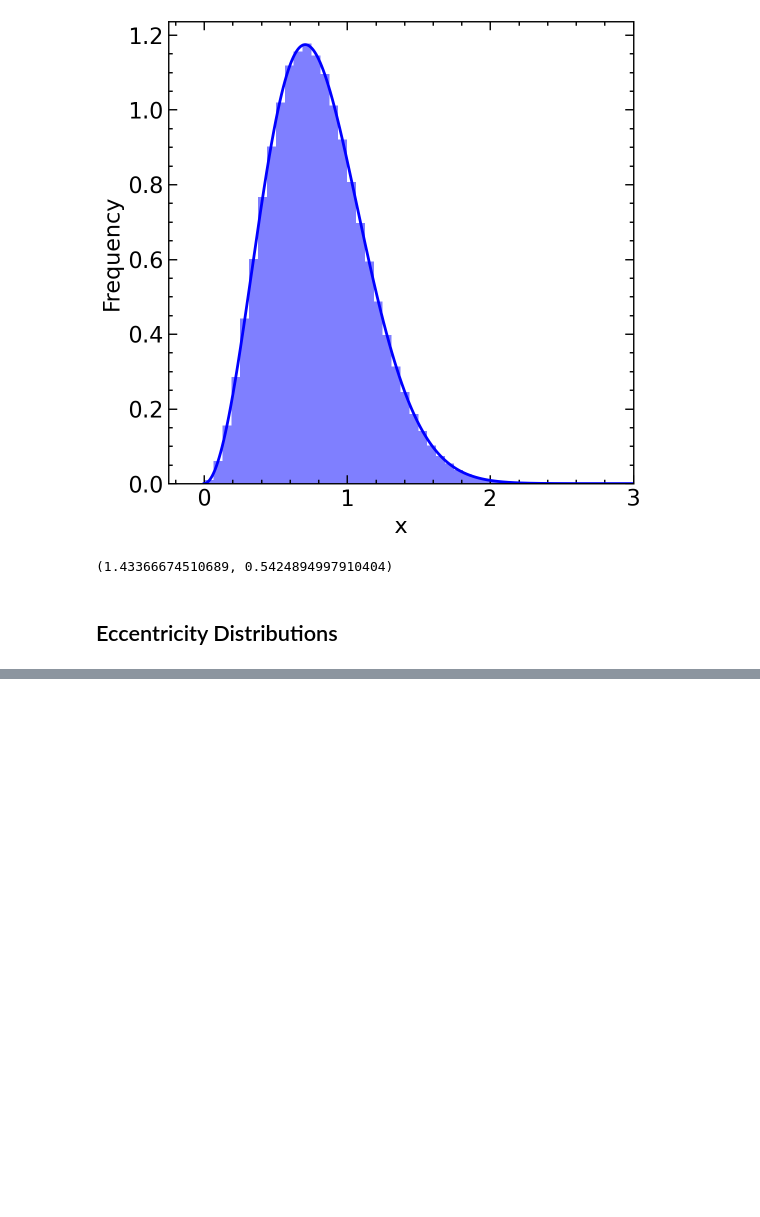
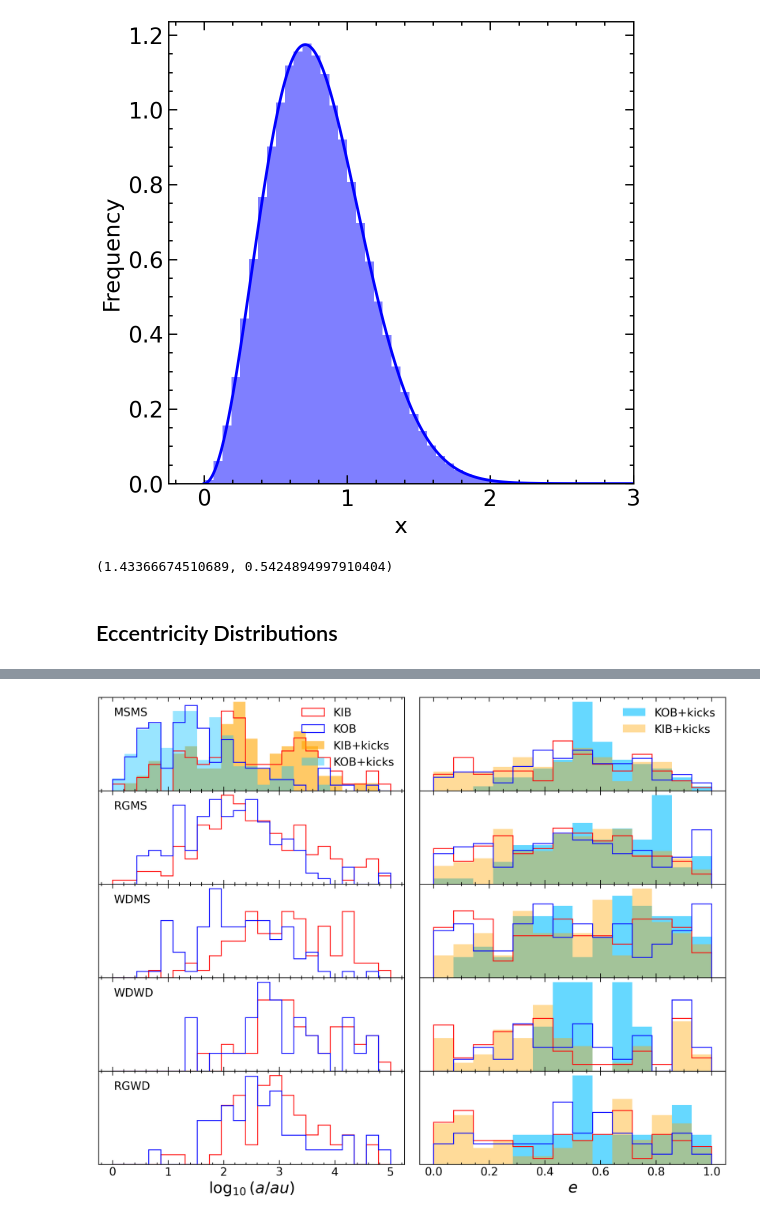
Before and after one commit to cheyanneshariat/OSPE_Scripts, a Jupyter notebook: SSE_Mergers.ipynb, the cells around one changed output, grey strips where cells are left out. Saved outputs shown, nothing was run; the diff lists cells and outputs as text; code cells hidden in the pictures; blank space fills up the shorter version.

```diff
--- a/SSE_Mergers.ipynb
+++ b/SSE_Mergers.ipynb
@@ -595,14 +595,14 @@ def make_mergers_df(merged_df_final, cosmic_df, bcm_m1, bcm_m2, bpp_m1 = None, b
         # FIRST CALCULATE THE NEW SEPARATION BETWEEN THE REMAINING STARS AS A RESULT OF THE MERGER EVENT (assume no type changed, so use adiabatic)
         # ...actially nvm, I already did that in the og dataframe, so its just the a2 there
         a_after_merge = row['a2']
-        e_after_merge = row['e2']
+        e_after_merge = e_i
 
         # a_new_total = a_after_merge
         # e_new_total = e_after_merge
 
         # ADIABATIC
-        a_n_adiabatic = get_a_adiabatic(initial_masses = [m1, m2], final_masses = [m1_f, m2_f], ai = a_after_merge)
-        a_new_total = a_n_adiabatic
+        # a_n_adiabatic = get_a_adiabatic(initial_masses = [m1, m2], final_masses = [m1_f, m2_f], ai = a_after_merge)
+        a_new_total = a_after_merge
         e_new_total = e_after_merge
 
         # WD KICKS
@@ -611,15 +611,15 @@ def make_mergers_df(merged_df_final, cosmic_df, bcm_m1, bcm_m2, bpp_m1 = None, b
                 a_n_kick, e_n_kick = get_a2_kick(m1_i = m1, m2_i = m2, m1_n = m1_f, m2_n = m2_f, e_i = e_after_merge, a_i = a_after_merge, sample = sample_kcks, N_sample = n_sample_kicks, zero_kick=False)
                 a_new_total = a_n_kick
                 e_new_total = e_n_kick
-            # if type2_f >= 10: # and not (10 < startype2 < 13): #if was not originally a WD, but is now...
-            #     a_n_kick, e_n_kick = get_a2_kick(m1_i = m1, m2_i = m2, m1_n = m1_f, m2_n = m2_f, e_i = e_after_merge, a_i = a_after_merge, sample = sample_kcks, N_sample = n_sample_kicks, zero_kick=False)
-            #     a_new_total = a_n_kick
-            #     e_new_total = e_n_kick
+            if type2_f >= 10: # and not (10 < startype2 < 13): #if was not originally a WD, but is now...
+                a_n_kick, e_n_kick = get_a2_kick(m1_i = m1, m2_i = m2, m1_n = m1_f, m2_n = m2_f, e_i = e_after_merge, a_i = a_after_merge, sample = sample_kcks, N_sample = n_sample_kicks, zero_kick=False)
+                a_new_total = a_n_kick
+                e_new_total = e_n_kick
 
         smas_f.append(a_new_total)
         period_new = Kepler_3rdLaw_SMA(m1_f, m2_f, a_new_total)
         # ['N','m1','m2','a','e','R1','type1','type2','bintype','merger_type', 'type1_before', 'type2_before', 'm1_before', 'm2_before', 'e_before', 'R1_after']
-        df = pd.DataFrame([N, m1_f, m2_f,a_new_total, period_new, e_new_total,R1_f, type1_f, type2_f,'XXYY',row['bintype'], row['triptype'], row['t'], startype1, startype2, m1, m2, a_after_merge, Kepler_3rdLaw_SMA(m1,m2,row['a2']), e_after_merge, R1]).T
+        df = pd.DataFrame([N, m1_f, m2_f,a_new_total, period_new, e_new_total, R1_f, type1_f, type2_f,'XXYY',row['bintype'], row['triptype'], row['t'], startype1, startype2, m1, m2, a_after_merge, Kepler_3rdLaw_SMA(m1,m2,row['a2']), e_after_merge, R1]).T
         df.columns = cols
         mergers_df = mergers_df.append(df, ignore_index=True)
 
@@ -777,0 +771,83 @@ ax1.hist(np.log10(bs_binaries1['a2']), color='b', label='KOB BS',bins=bins, **kw
+# %%
+%config InlineBackend.figure_format = 'retina'
+
+fig, axes  = plt.subplots(nrows=5,ncols=2,figsize=(16,12),gridspec_kw=dict(hspace=0,wspace=0.05),sharex='col')
+((ax1,ax6), (ax2, ax7), (ax3,ax8), (ax4,ax9), (ax5,ax10)) = axes
+
+# fig1, axes1 = plt.subplots(5, 1, sharex=True,figsize=(8,10), sharex=True)
+# fig2, axes2 = plt.subplots(5, 1, sharex=True,figsize=(8,10), sharex=True)
+
+# ax1, ax2, ax3, ax4, ax5 = axes1
+# ax6, ax7, ax8, ax9, ax10 = axes1
+
+kwargs_hist = {'histtype' :'step','density':True, 'lw' : 1.25}
+kwargs_hist2 = {'histtype' :'stepfilled','density':True, 'lw' : 0.75}
+bins = np.linspace(-0,5,24)
+
+ax1.hist(np.log10(mergers_df6.query("merger_type=='MSMS' and 0 < a < 1e6")['a'].dropna().astype(float)), color='r', label='KIB',bins=bins, **kwargs_hist)
+ax1.hist(np.log10(mergers_df1.query("merger_type=='MSMS' and 0 < a < 1e6")['a'].dropna().astype(float)), color='b', label='KOB',bins=bins, **kwargs_hist)
+ax1.hist(np.log10(mergers_df6_kicks.query("merger_type=='MSMS' and 0 < a < 1e6")['a'].dropna().astype(float)), color='orange', label='KIB+kicks',bins=bins,alpha=0.6, **kwargs_hist2)
+ax1.hist(np.log10(mergers_df1_kicks.query("merger_type=='MSMS' and 0 < a < 1e6")['a'].dropna().astype(float)), color='deepskyblue', label='KOB+kicks',bins=bins,alpha=0.4, **kwargs_hist2)
+ax1.text(0.05, 0.8, 'MSMS', transform = ax1.transAxes, fontsize=16)
+
+ax1.legend()
+
+
+ax2.hist(np.log10(df_final6.query("merged == True and bintype=='RGMS'")['a2']), color='r', label='KIB',bins=bins, **kwargs_hist)
+ax2.hist(np.log10(df_final1.query("merged == True and bintype=='RGMS'")['a2']), color='b', label='KOB',bins=bins, **kwargs_hist)
+ax2.text(0.05, 0.8, 'RGMS', transform = ax2.transAxes, fontsize=16)
+
+ax3.hist(np.log10(df_final6.query("merged == True and bintype=='WDMS'")['a2']), color='r', label='KIB',bins=bins, **kwargs_hist)
+ax3.hist(np.log10(df_final1.query("merged == True and bintype=='WDMS'")['a2']), color='b', label='KOB',bins=bins, **kwargs_hist)
+ax3.text(0.05, 0.8, 'WDMS', transform = ax3.transAxes, fontsize=16)
+
+ax4.hist(np.log10(df_final6.query("merged == True and bintype=='WDWD'")['a2']), color='r', label='KIB',bins=bins, **kwargs_hist)
+ax4.hist(np.log10(df_final1.query("merged == True and bintype=='WDWD'")['a2']), color='b', label='KOB',bins=bins, **kwargs_hist)
+ax4.text(0.05, 0.8, 'WDWD', transform = ax4.transAxes, fontsize=16)
+
+ax5.hist(np.log10(df_final6.query("merged == True and bintype=='RGWD'")['a2']), color='r', label='KIB',bins=bins, **kwargs_hist)
+ax5.hist(np.log10(df_final1.query("merged == True and bintype=='RGWD'")['a2']), color='b', label='KOB',bins=bins, **kwargs_hist)
+ax5.text(0.05, 0.8, 'RGWD', transform = ax5.transAxes, fontsize=16)
+
+ax5.set_xlabel("$\log_{10}(a / au)$", fontsize=22)
+
+################################################################################################
+bins_ecc = np.linspace(0,1,15)
+
+ax6.hist(mergers_df6.query("merger_type=='MSMS'")['e'].dropna(), color='r', label='',bins=bins_ecc, **kwargs_hist)
+ax6.hist(mergers_df1.query("merger_type=='MSMS'")['e'].dropna(), color='b', label='',bins=bins_ecc, **kwargs_hist)
+ax6.hist(mergers_df1_kicks.query("merger_type=='MSMS'")['e'].dropna(), color='deepskyblue', label='KOB+kicks',bins=bins_ecc, alpha=0.6, **kwargs_hist2)
+ax6.hist(mergers_df6_kicks.query("merger_type=='MSMS'")['e'].dropna(), color='orange', label='KIB+kicks',bins=bins_ecc, alpha=0.4, **kwargs_hist2)
+
+ax6.legend()
+
+ax7.hist(mergers_df6.query("merger_type=='RGMS'")['e'].dropna(), color='r', label='KIB',bins=bins_ecc, **kwargs_hist)
+ax7.hist(mergers_df1.query("merger_type=='RGMS'")['e'].dropna(), color='b', label='KOB',bins=bins_ecc, **kwargs_hist)
+ax7.hist(mergers_df1_kicks.query("merger_type=='RGMS'")['e'].dropna(), color='deepskyblue', label='KOB+kicks',bins=bins_ecc, alpha=0.6, **kwargs_hist2)
+ax7.hist(mergers_df6_kicks.query("merger_type=='RGMS'")['e'].dropna(), color='orange', label='KIB+kicks',bins=bins_ecc, alpha=0.4, **kwargs_hist2)
+
+ax8.hist(mergers_df6.query("merger_type=='WDMS'")['e'].dropna(), color='r', label='KIB',bins=bins_ecc, **kwargs_hist)
+ax8.hist(mergers_df1.query("merger_type=='WDMS'")['e'].dropna(), color='b', label='KOB',bins=bins_ecc, **kwargs_hist)
+ax8.hist(mergers_df1_kicks.query("merger_type=='WDMS'")['e'].dropna(), color='deepskyblue', label='KOB+kicks',bins=bins_ecc, alpha=0.6, **kwargs_hist2)
+ax8.hist(mergers_df6_kicks.query("merger_type=='WDMS'")['e'].dropna(), color='orange', label='KIB+kicks',bins=bins_ecc, alpha=0.4, **kwargs_hist2)
+
+ax9.hist(mergers_df6.query("merger_type=='WDWD'")['e'].dropna(), color='r', label='KIB',bins=bins_ecc, **kwargs_hist)
+ax9.hist(mergers_df1.query("merger_type=='WDWD'")['e'].dropna(), color='b', label='KOB',bins=bins_ecc, **kwargs_hist)
+ax9.hist(mergers_df1_kicks.query("merger_type=='WDWD'")['e'].dropna(), color='deepskyblue', label='KOB+kicks',bins=bins_ecc, alpha=0.6, **kwargs_hist2)
+ax9.hist(mergers_df6_kicks.query("merger_type=='WDWD'")['e'].dropna(), color='orange', label='KIB+kicks',bins=bins_ecc, alpha=0.4, **kwargs_hist2)
+
+ax10.hist(mergers_df6.query("merger_type=='RGWD'")['e'].dropna(), color='r', label='KIB',bins=bins_ecc, **kwargs_hist)
+ax10.hist(mergers_df1.query("merger_type=='RGWD'")['e'].dropna(), color='b', label='KOB',bins=bins_ecc, **kwargs_hist)
+ax10.hist(mergers_df1_kicks.query("merger_type=='RGWD'")['e'].dropna(), color='deepskyblue', label='KOB+kicks',bins=bins_ecc, alpha=0.6, **kwargs_hist2)
+ax10.hist(mergers_df6_kicks.query("merger_type=='RGWD'")['e'].dropna(), color='orange', label='KIB+kicks',bins=bins_ecc, alpha=0.4, **kwargs_hist2)
+
+ax10.set_xlabel("$e$", fontsize=22)
+
+for ax in axes:
+    for actual_ax in ax:
+        actual_ax.set_yticks([])
+
+
+plt.show()
+# %% [output]
+[figure, added]
```
Also changed, not shown: parts of 6 cells of this notebook.
